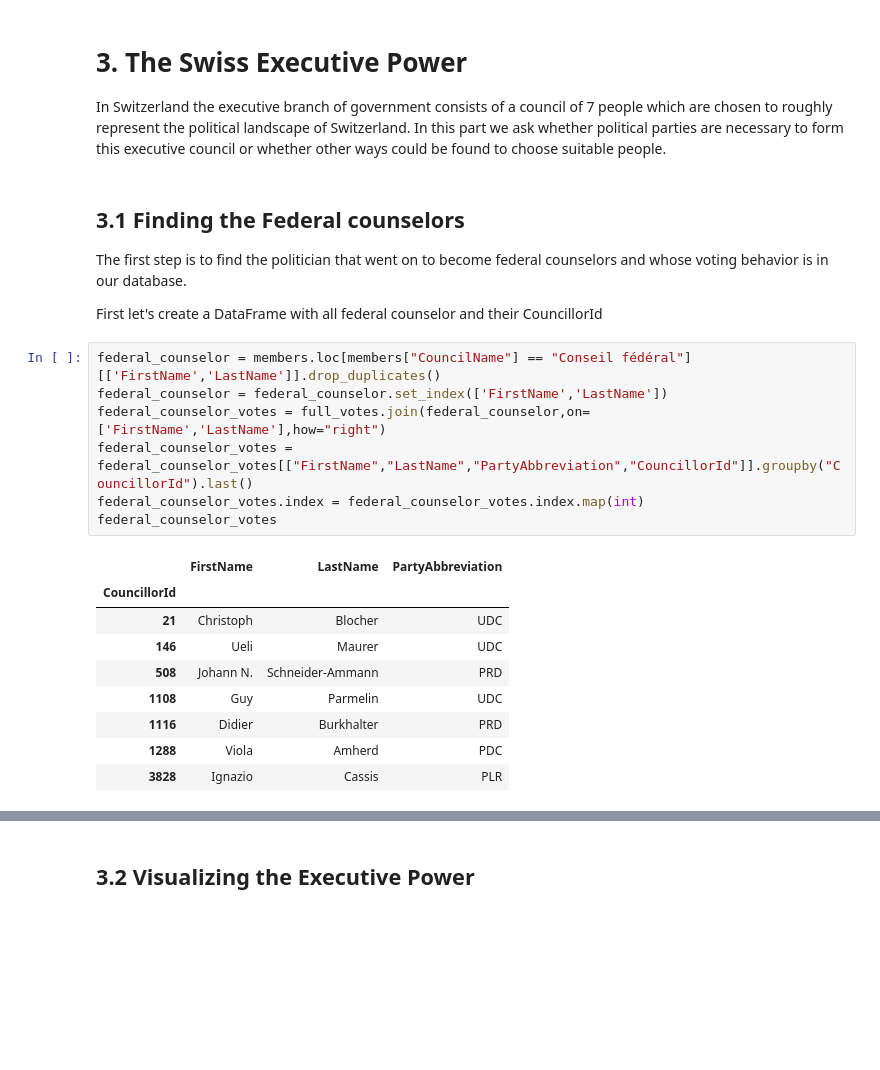
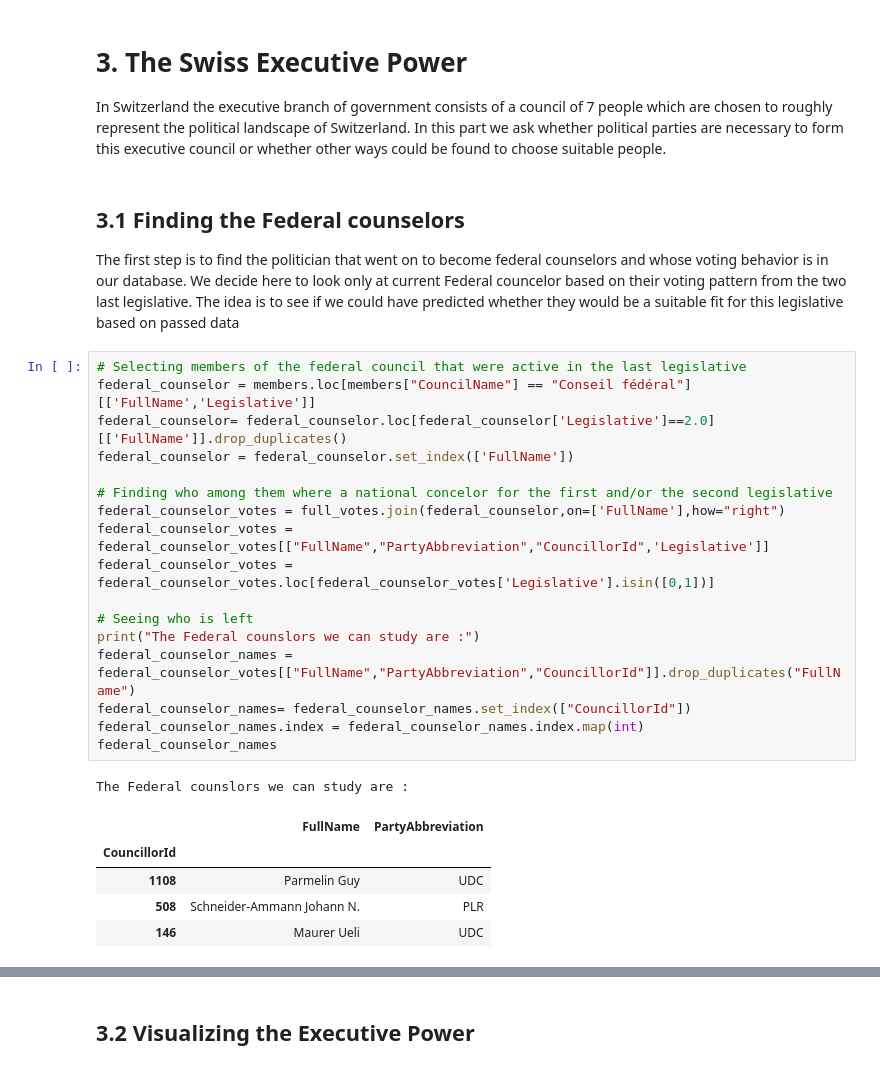
Before and after one commit to guarin/voting_behavior_analysis, a Jupyter notebook: src/m3_oriane.ipynb, the cells around one changed output, grey strips where cells are left out. Drawn from its saved outputs; the diff is of its cells as text; blank space fills up the shorter version.

```diff
--- a/src/m3_oriane.ipynb
+++ b/src/m3_oriane.ipynb
@@ -394,23 +403,28 @@ for i, (cl1, cl2, coords) in enumerate(zip(kmeans_cl, spec_cl, tsne)):
 In Switzerland the executive branch of government consists of a council of 7 people which are chosen to roughly represent the political landscape of Switzerland. In this part we ask whether political parties are necessary to form this executive council or whether other ways could be found to choose suitable people.
 # %% [markdown]
 ## 3.1 Finding the Federal counselors
-The first step is to find the politician that went on to become federal counselors and whose voting behavior is in our database.
-
-First let's create a DataFrame with all federal counselor and their CouncillorId
+The first step is to find the politician that went on to become federal counselors and whose voting behavior is in our database. We decide here to look only at current Federal councelor based on their voting pattern from the two last legislative. The idea is to see if we could have predicted whether they would be a suitable fit for this legislative based on passed data
-# %%
-federal_counselor = members.loc[members["CouncilName"] == "Conseil fédéral"][['FirstName','LastName']].drop_duplicates()
-federal_counselor = federal_counselor.set_index(['FirstName','LastName'])
-federal_counselor_votes = full_votes.join(federal_counselor,on=['FirstName','LastName'],how="right")
-federal_counselor_votes = federal_counselor_votes[["FirstName","LastName","PartyAbbreviation","CouncillorId"]].groupby("CouncillorId").last()
-federal_counselor_votes.index = federal_counselor_votes.index.map(int)
-federal_counselor_votes
-# %% [output]
-|  | FirstName | LastName | PartyAbbreviation |
-| CouncillorId |  |  |  |
-| 21 | Christoph | Blocher | UDC |
-| 146 | Ueli | Maurer | UDC |
-| 508 | Johann N. | Schneider-Ammann | PRD |
-| 1108 | Guy | Parmelin | UDC |
-| 1116 | Didier | Burkhalter | PRD |
-| 1288 | Viola | Amherd | PDC |
-| 3828 | Ignazio | Cassis | PLR |
+# %%
+# Selecting members of the federal council that were active in the last legislative
+federal_counselor = members.loc[members["CouncilName"] == "Conseil fédéral"][['FullName','Legislative']]
+federal_counselor= federal_counselor.loc[federal_counselor['Legislative']==2.0][['FullName']].drop_duplicates()
+federal_counselor = federal_counselor.set_index(['FullName'])
+
+# Finding who among them where a national concelor for the first and/or the second legislative
+federal_counselor_votes = full_votes.join(federal_counselor,on=['FullName'],how="right")
+federal_counselor_votes = federal_counselor_votes[["FullName","PartyAbbreviation","CouncillorId",'Legislative']]
+federal_counselor_votes = federal_counselor_votes.loc[federal_counselor_votes['Legislative'].isin([0,1])]
+
+# Seeing who is left
+print("The Federal counslors we can study are :")
+federal_counselor_names = federal_counselor_votes[["FullName","PartyAbbreviation","CouncillorId"]].drop_duplicates("FullName")
+federal_counselor_names= federal_counselor_names.set_index(["CouncillorId"])
+federal_counselor_names.index = federal_counselor_names.index.map(int)
+federal_counselor_names
+# %% [output]
+The Federal counslors we can study are :
+|  | FullName | PartyAbbreviation |
+| CouncillorId |  |  |
+| 1108 | Parmelin Guy | UDC |
+| 508 | Schneider-Ammann Johann N. | PLR |
+| 146 | Maurer Ueli | UDC |
```
Also changed, not shown: parts of 20 cells of this notebook, 4 other files.
